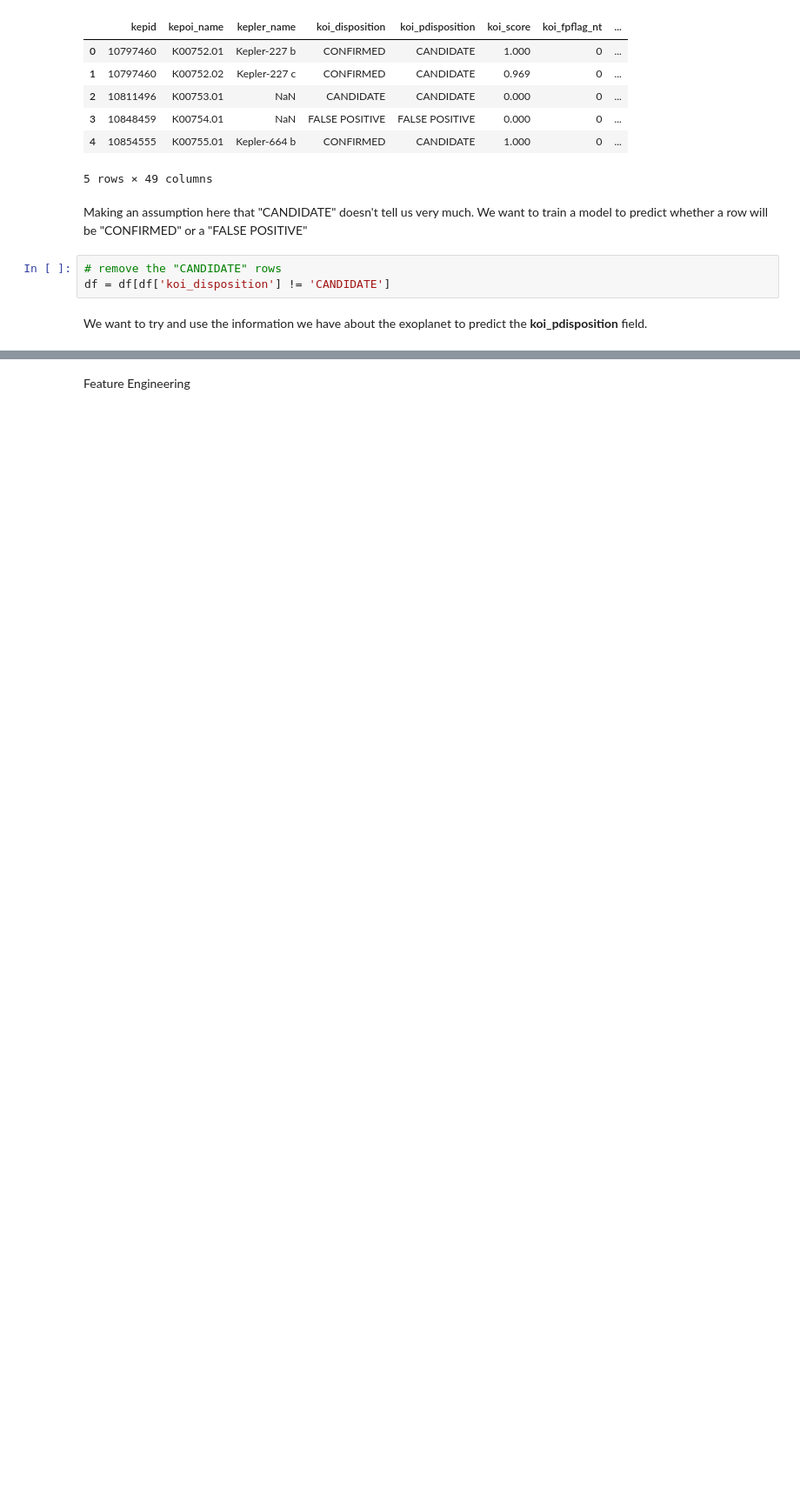
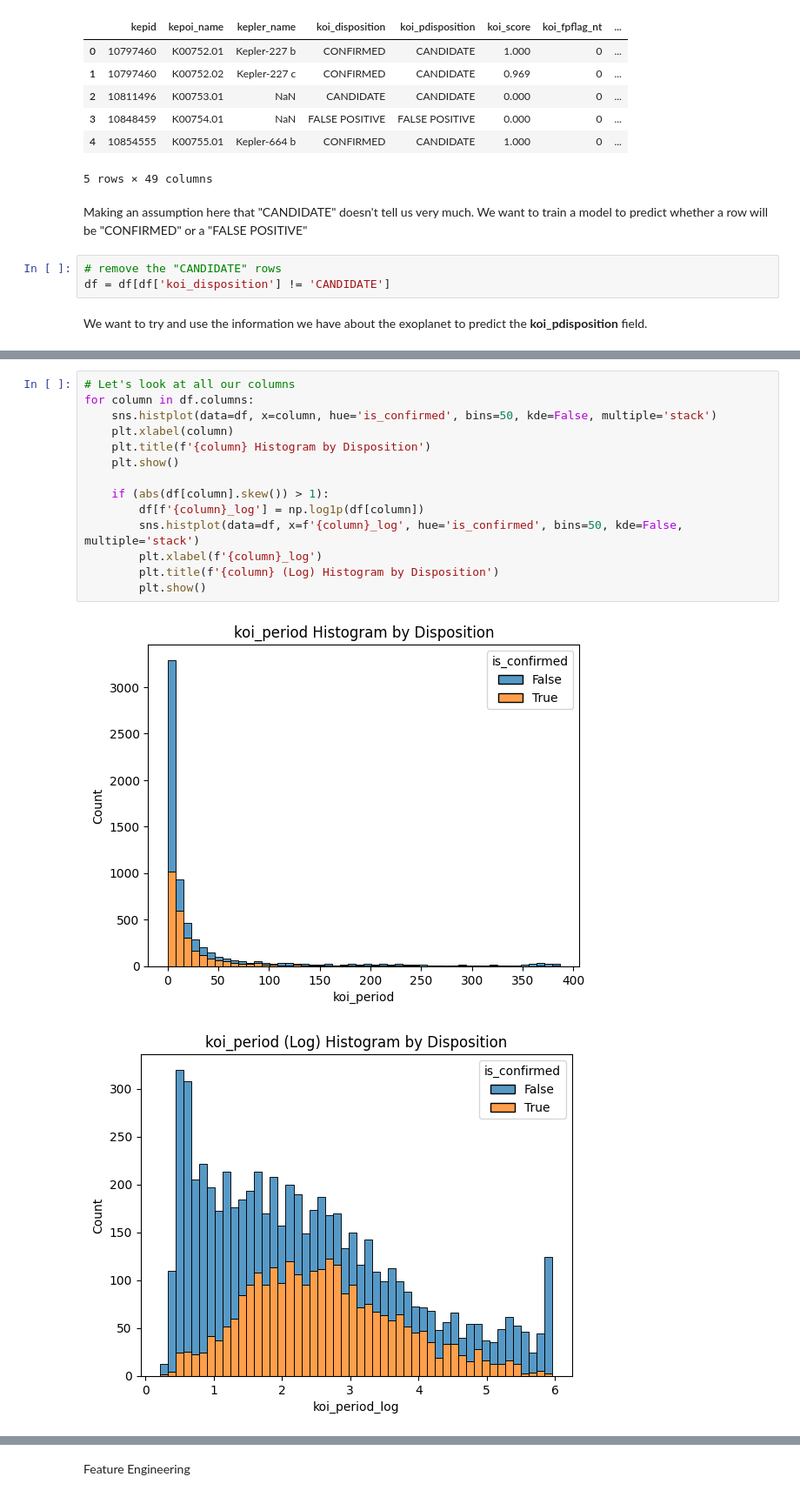
Before and after one commit to russpenska/spaceapps-exoplanets, a Jupyter notebook: src/exploring_koi.ipynb, the cells around one changed output, grey strips where cells are left out. Shown at 87% size. Drawn from its saved outputs; the diff is of its cells as text; blank space fills up the shorter version.

```diff
--- a/src/exploring_koi.ipynb
+++ b/src/exploring_koi.ipynb
@@ -40,0 +101,17 @@ y = df['koi_disposition'] == 'CONFIRMED'
+# %%
+# Let's look at all our columns
+for column in df.columns:
+    sns.histplot(data=df, x=column, hue='is_confirmed', bins=50, kde=False, multiple='stack')
+    plt.xlabel(column)
+    plt.title(f'{column} Histogram by Disposition')
+    plt.show()
+
+    if (abs(df[column].skew()) > 1):
+        df[f'{column}_log'] = np.log1p(df[column])
+        sns.histplot(data=df, x=f'{column}_log', hue='is_confirmed', bins=50, kde=False, multiple='stack')
+        plt.xlabel(f'{column}_log')
+        plt.title(f'{column} (Log) Histogram by Disposition')
+        plt.show()
+# %% [output]
+[figure, added]
+[figure, added]
```
Also changed, not shown: parts of 12 cells of this notebook, 1 other file.
